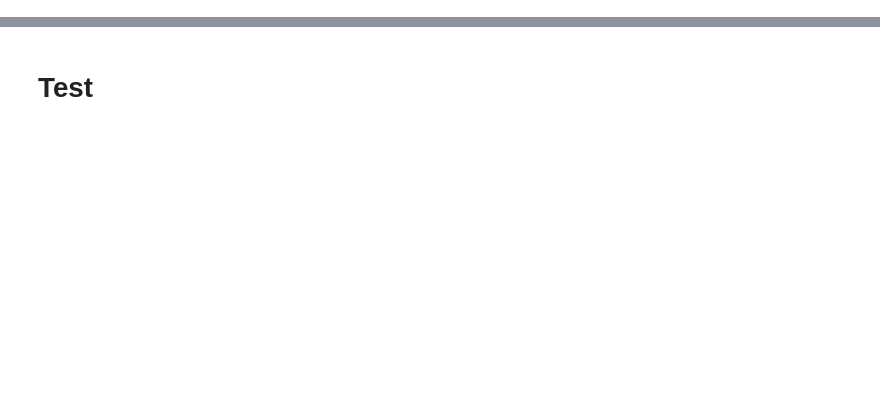
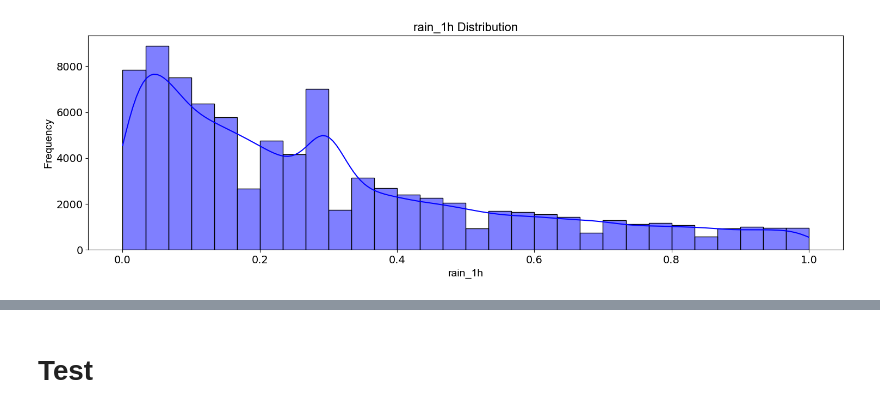
Before and after one commit to aymanrafif/rainforecasting_dq, a Jupyter notebook: basic_rf_model.ipynb, the cells around one changed output, grey strips where cells are left out. Saved outputs shown, nothing was run; the diff lists cells and outputs as text; code cells hidden in the pictures; blank space fills up the shorter version.

```diff
--- a/basic_rf_model.ipynb
+++ b/basic_rf_model.ipynb
@@ -145 +76,17 @@ plt.show()
+# %%
+def plotDistribution(dataset, feature_name):
+    plt.rcParams['figure.figsize'] = (15, 5)
+    sns.histplot(dataset[feature_name], kde=True, color='blue', bins=30)
+    plt.title(f'{feature_name} Distribution', family='Arial', fontsize=16)
+    plt.xlabel(feature_name, family='Arial', fontsize=14)
+    plt.ylabel('Frequency', family='Arial', fontsize=14)
+    plt.xticks(fontsize=14)
+    plt.yticks(fontsize=14)
+
+    plt.tight_layout()
+    plt.show()
+# %%
+plotDistribution(scaled_df, 'rain_1h')
+# %% [output]
+[figure, added]
 # %%
```
Also changed, not shown: parts of 30 cells of this notebook, 4 other files.
